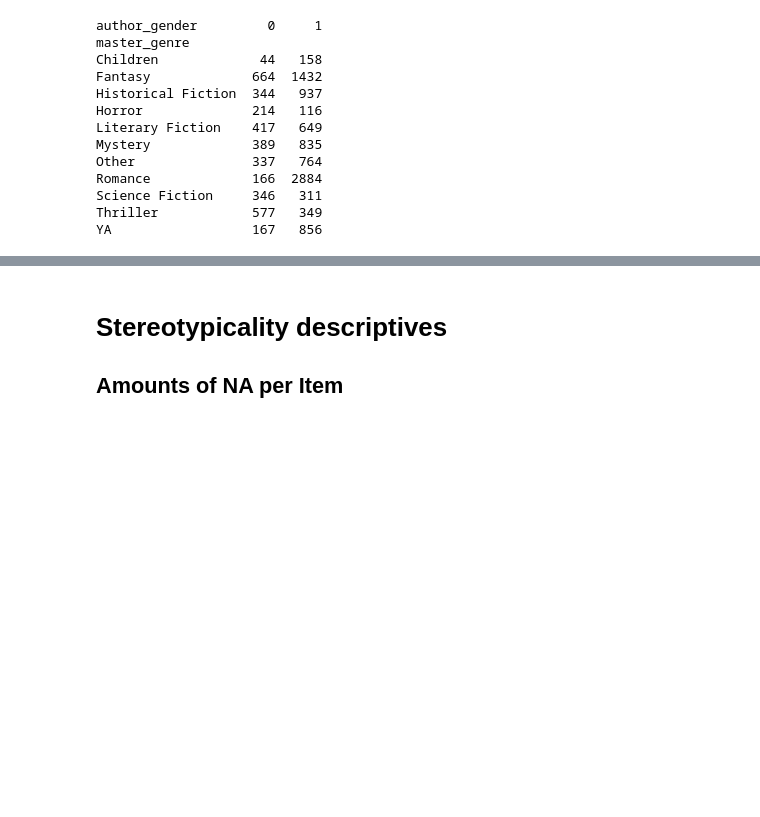
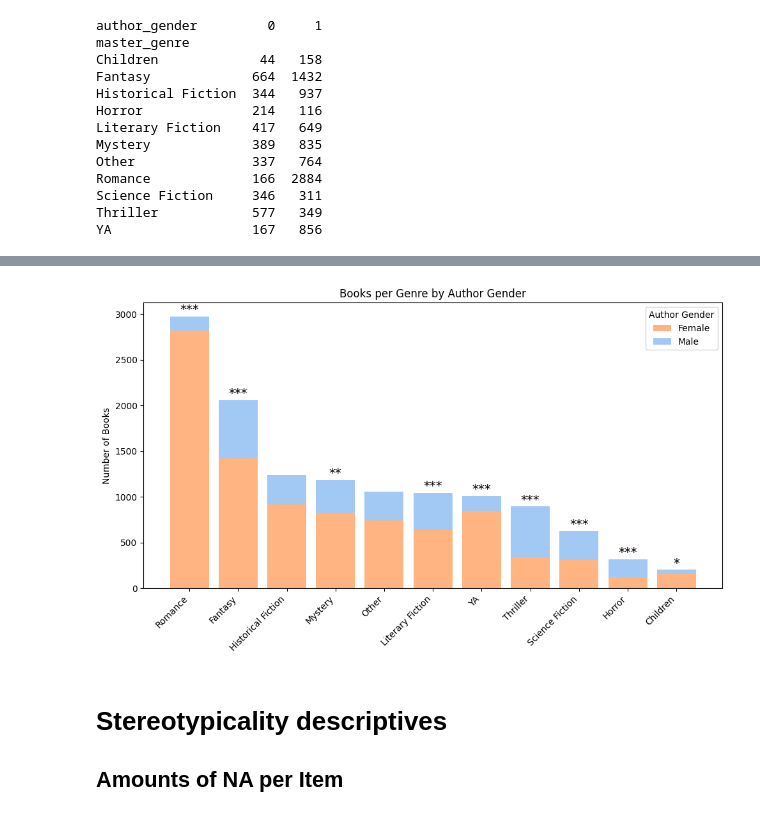
Before and after one commit to skratzke/thesis, a Jupyter notebook: 4.0 descriptives.ipynb, the cells around one changed output, grey strips where cells are left out. Saved outputs shown, nothing was run; the diff lists cells and outputs as text; code cells hidden in the pictures; blank space fills up the shorter version.

```diff
--- a/4.0 descriptives.ipynb
+++ b/4.0 descriptives.ipynb
@@ -105,48 +63,66 @@ plt.show()
 # %%
-from scipy.stats import chi2_contingency
 import pandas as pd
+import matplotlib.pyplot as plt
+import seaborn as sns
 
-# Crosstab again
+# Pastel colors
+pastel_colors = sns.color_palette('pastel')
+pastel_blue = pastel_colors[0]    # Male
+pastel_orange = pastel_colors[1]  # Female
+
+# Crosstab
 ct = pd.crosstab(df_contemp['master_genre'], df_contemp['author_gender'])
 ct.columns = ['Male', 'Female']
+ct['Total'] = ct['Male'] + ct['Female']
 
-# Overall totals
-total_male = ct['Male'].sum()
-total_female = ct['Female'].sum()
+# Percentages
+ct['Female_pct'] = ct['Female'] / ct['Total'] * 100
+ct['Male_pct'] = ct['Male'] / ct['Total'] * 100
 
-# Prepare results
-results = []
+# Sort by total
+ct_sorted = ct.sort_values('Total', ascending=False)
 
-for genre in ct.index:
-    # Counts in the genre
-    male_in_genre = ct.loc[genre, 'Male']
-    female_in_genre = ct.loc[genre, 'Female']
+# Significance info
+significance_data = pd.DataFrame({
+    'Genre': ['Romance', 'Thriller', 'Horror', 'Science Fiction', 'YA',
+              'Literary Fiction', 'Fantasy', 'Mystery', 'Children', 'Other', 'Historical Fiction'],
+    'p-value': [7.187434e-225, 2.208660e-125, 4.757935e-50, 1.008323e-45, 1.183951e-18,
+                3.358027e-16, 1.849512e-04, 4.833278e-03, 4.654181e-02, 7.974452e-02, 2.428984e-01],
+    'Significant': [True]*9 + [False]*2
+})
 
-    # Counts NOT in the genre
-    male_outside = total_male - male_in_genre
-    female_outside = total_female - female_in_genre
+# Add significance info to the sorted crosstab
+ct_sorted = ct_sorted.reset_index().merge(significance_data, left_on='master_genre', right_on='Genre', how='left')
 
-    # Contingency table
-    table = [[female_in_genre, female_outside],
-             [male_in_genre, male_outside]]
+# Plot
+fig, ax = plt.subplots(figsize=(10, 6))
 
-    # Chi-square test
-    chi2, p, dof, expected = chi2_contingency(table)
+# Bars
+bars_female = ax.bar(ct_sorted['master_genre'], ct_sorted['Female'], label='Female', color=pastel_orange)
+bars_male = ax.bar(ct_sorted['master_genre'], ct_sorted['Male'], bottom=ct_sorted['Female'], label='Male', color=pastel_blue)
 
-    # Append result
-    results.append({
-        'Genre': genre,
-        'Female': female_in_genre,
-        'Male': male_in_genre,
-        'p-value': p
-    })
+# Add stars for significant differences
+for i, row in ct_sorted.iterrows():
+    if row['Significant']:
+        # Choose number of stars
+        if row['p-value'] < 0.001:
+            stars = '***'
+        elif row['p-value'] < 0.01:
+            stars = '**'
+        else:
+            stars = '*'
 
-# Convert to DataFrame
-results_df = pd.DataFrame(results)
-results_df['Significant'] = results_df['p-value'] < 0.05  # You can adjust alpha
+        # Add stars closer to the top of the bars
+        total_height = row['Female'] + row['Male']
+        ax.text(i, total_height + 5, stars, ha='center', va='bottom', fontsize=14, color='black')
 
-# Sort by p-value
-results_df = results_df.sort_values('p-value')
+# Axis and legend settings
+ax.set_xticks(range(len(ct_sorted['master_genre'])))
+ax.set_xticklabels(ct_sorted['master_genre'], rotation=45, ha='right')
+ax.set_ylabel('Number of Books')
+ax.set_title('Books per Genre by Author Gender')
+ax.legend(title='Author Gender')
 
-print(results_df)
+plt.tight_layout()
+plt.show()
 # %% [output]
@@ -165,3 +129,4 @@ print(results_df)
+[figure, added]
 # %% [markdown]
 # Stereotypicality descriptives
 ## Amounts of NA per Item
```
Also changed, not shown: parts of 17 cells of this notebook, 27 other files.
